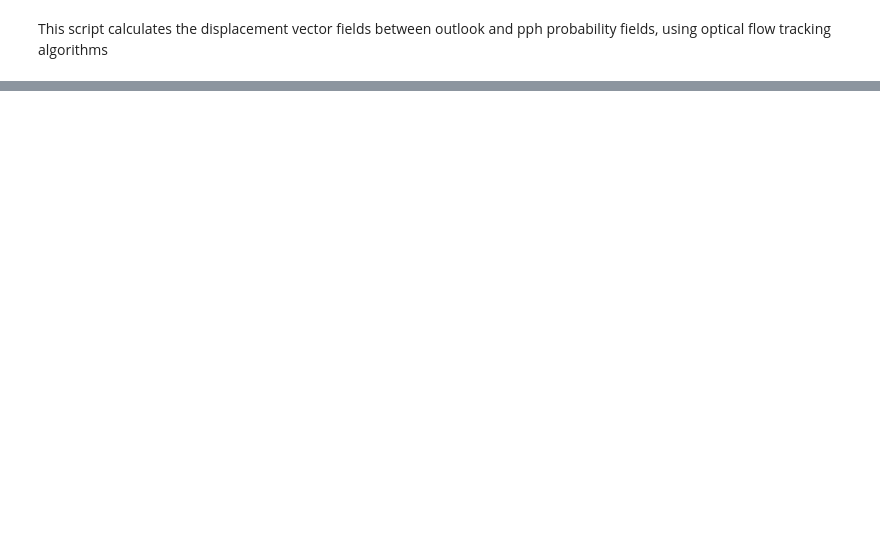
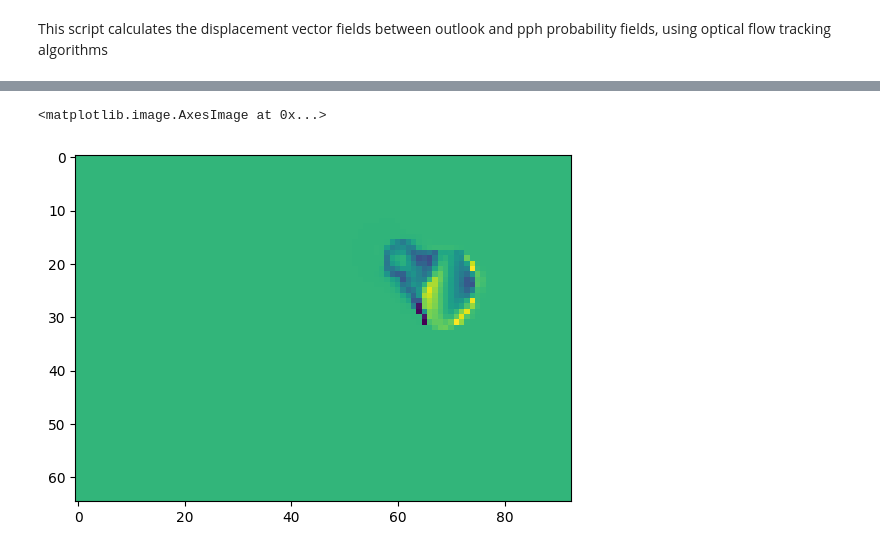
Before and after one commit to milesepstein13/severe-thunderstorm-analysis, a Jupyter notebook: track_displacement.ipynb, the cells around one changed output, grey strips where cells are left out. Cells and saved outputs as stored; diff of their text form; code cells hidden in the pictures; blank space fills up the shorter version.

Commit message:
wrote code to create displacement dataset

```diff
--- a/track_displacement.ipynb
+++ b/track_displacement.ipynb
@@ -15 +96,38 @@ outlooks = xr.open_dataset('data/outlooks/grid_outlooks.nc')
+# %%
+pph_key_dict = {
+    'Wind': 'p_perfect_wind',
+    'Hail': 'p_perfect_hail',
+    'Tornado': 'p_perfect_tor',
+    'All Hazard': 'p_perfect_max'
+}
+
+outlook_key_dict = {
+    'Wind': 'Day 1 Wind',
+    'Hail': 'Day 1 Hail',
+    'Tornado': 'Day 1 Tornado',
+    'All Hazard': 'Day 1'
+}
+# %%
+lons =  pph.lon.values
+lats = pph.lat.values
+
+for time in displacement_dataset['time'][displacement_dataset['time'] >= '200203310000']:
+    for hazard in hazard_types:
+        pph_array = pph.sel(time = time)[pph_key_dict[hazard]].data*2.55 # normalize to 8-bit image scale
+        outlook_array = outlooks.sel(time = time, outlook = outlook_key_dict[hazard])['prob'].data*255 # normalize to 8-bit image scale
+        x_flow, y_flow, end_lons, end_lats, e_flow, n_flow = flow_day(outlook_array, pph_array, lons, lats)
+
+        displacement_dataset['x_flow'].loc[dict(time = time, hazard = hazard)] = x_flow
+        displacement_dataset['y_flow'].loc[dict(time = time, hazard = hazard)] = y_flow
+        displacement_dataset['end_lon'].loc[dict(time = time, hazard = hazard)] = end_lons
+        displacement_dataset['end_lat'].loc[dict(time = time, hazard = hazard)] = end_lats
+        displacement_dataset['e_flow'].loc[dict(time = time, hazard = hazard)] = e_flow
+        displacement_dataset['n_flow'].loc[dict(time = time, hazard = hazard)] = n_flow
+
+displacement_dataset.to_netcdf('data/displacement/displacements.nc')
+# %%
+plt.imshow(displacement_dataset.sel(time = '200203310000', hazard = 'Tornado')['x_flow'].data)
+# %% [output]
+<matplotlib.image.AxesImage at 0x...>
+[figure, added]
 # %%
```
Also changed, not shown: parts of 12 cells of this notebook, 2 other files.
